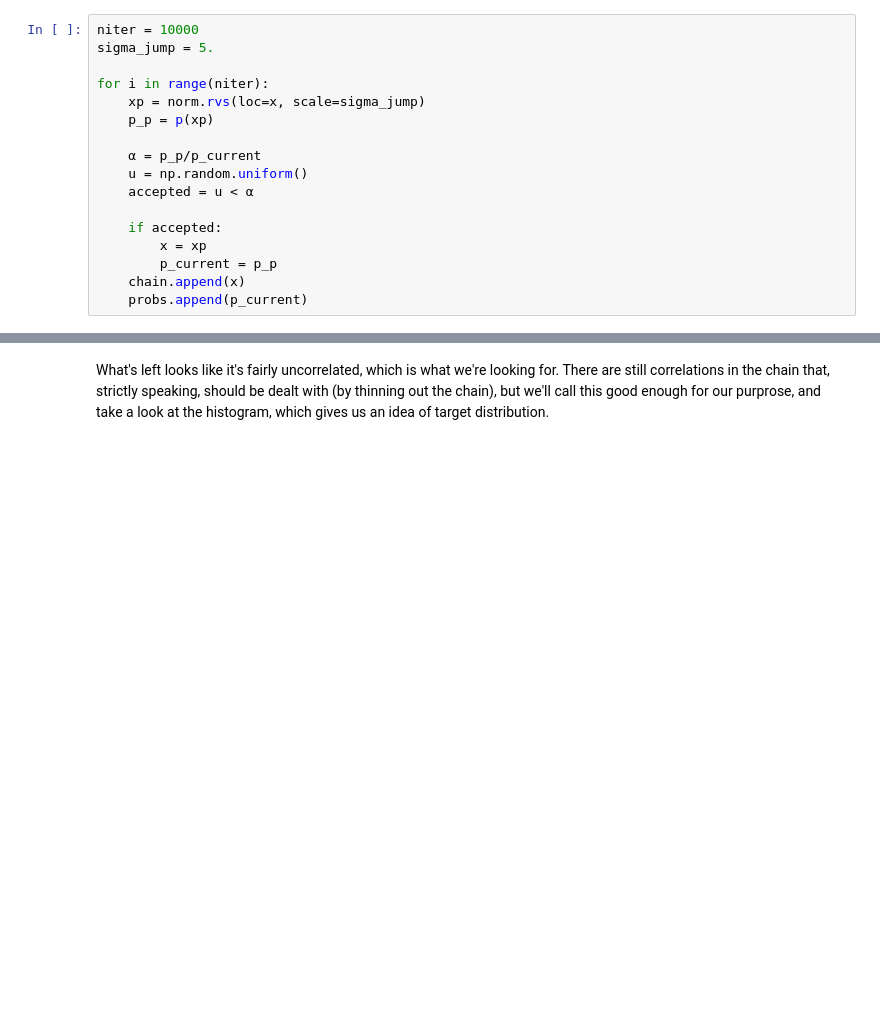
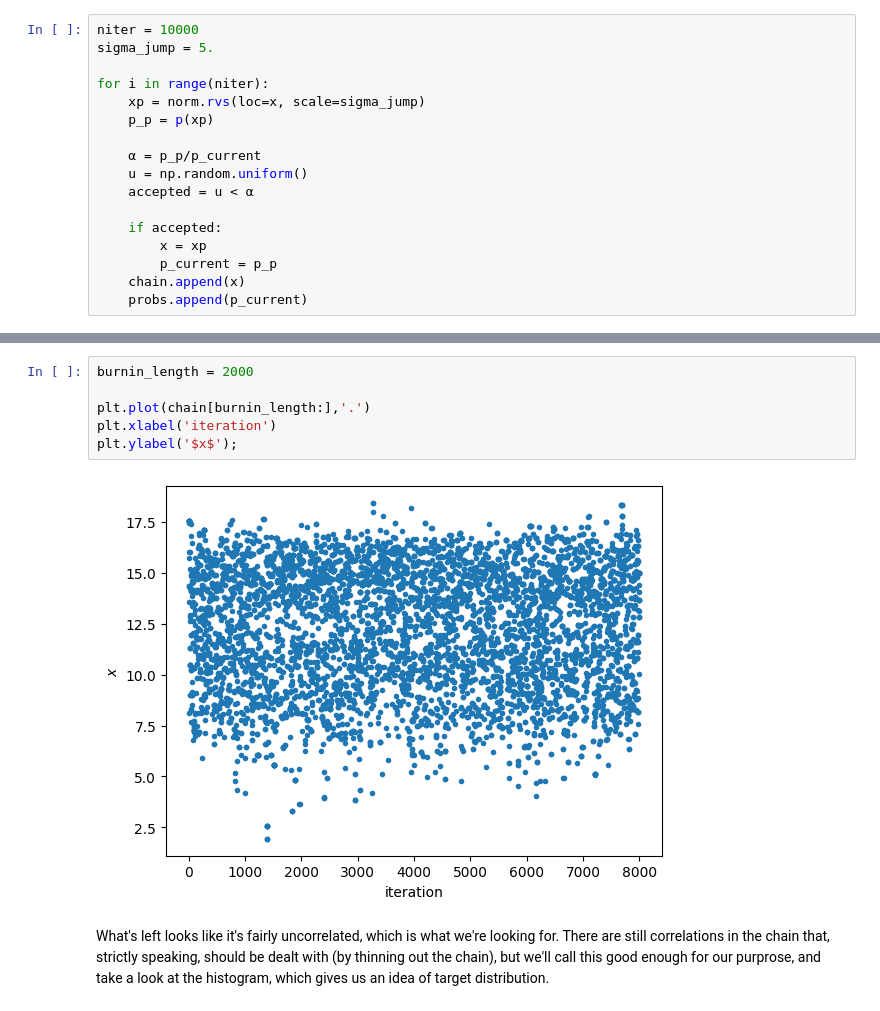
Before and after one commit to wrighj26/scicomp2_F25_wright, a Jupyter notebook: notebooks/Intro to Sampling.ipynb, the cells around one changed output, grey strips where cells are left out. Saved outputs shown, nothing was run; the diff lists cells and outputs as text; blank space fills up the shorter version.

```diff
--- a/notebooks/Intro to Sampling.ipynb
+++ b/notebooks/Intro to Sampling.ipynb
@@ -324,3 +324,11 @@ plt.ylabel('$x$');
+# %%
+burnin_length = 2000
+
+plt.plot(chain[burnin_length:],'.')
+plt.xlabel('iteration')
+plt.ylabel('$x$');
+# %% [output]
+[figure, added]
 # %% [markdown]
 What's left looks like it's fairly uncorrelated, which is what we're looking for.  There are still correlations in the chain that, strictly speaking, should be dealt with (by thinning out the chain), but we'll call this good enough for our purprose, and take a look at the histogram, which gives us an idea of target distribution.
 # %%
```
Also changed, not shown: parts of 12 cells of this notebook, 2 other files.
